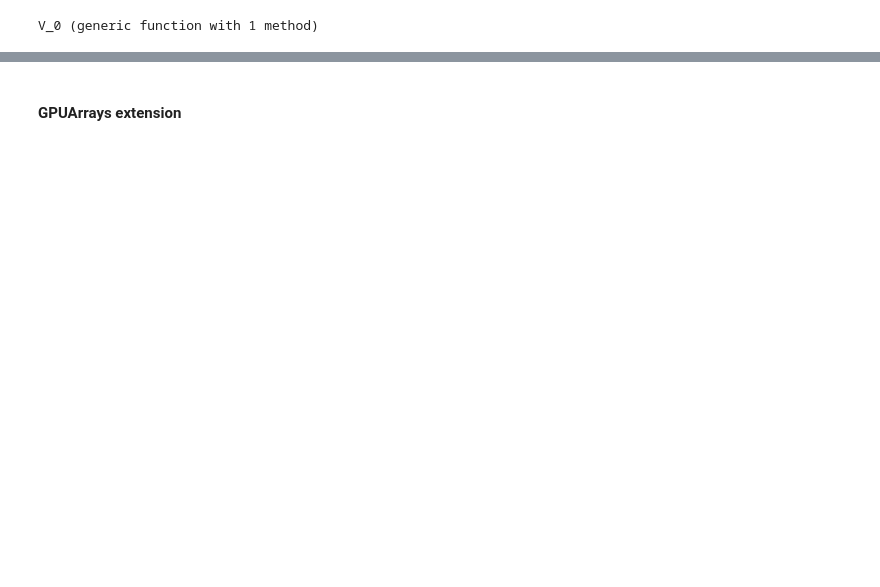
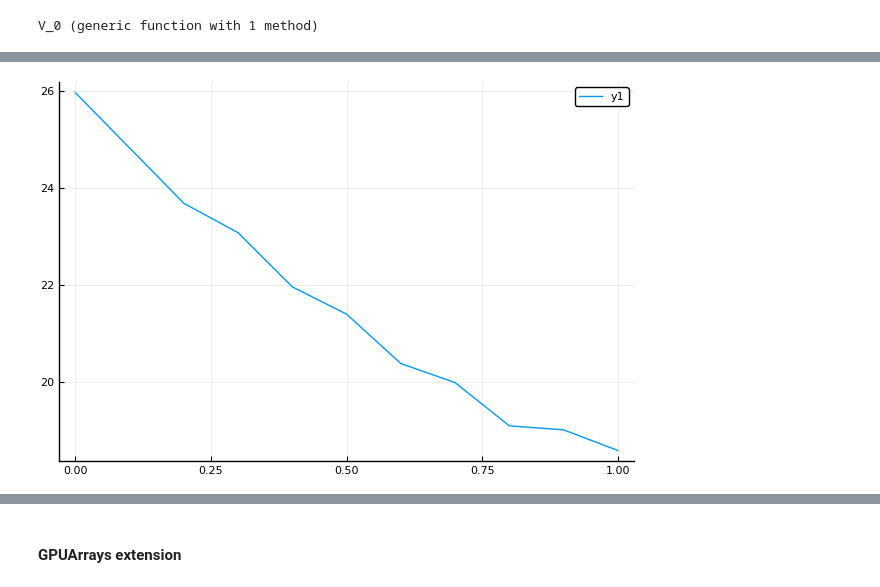
Before and after one commit to cdagnino/LearningModels, a Jupyter notebook: Notebooks/gpu_aguirregabiria.ipynb, the cells around one changed output, grey strips where cells are left out. Cells and saved outputs as stored; diff of their text form; code cells hidden in the pictures; blank space fills up the shorter version.

```diff
--- a/Notebooks/gpu_aguirregabiria.ipynb
+++ b/Notebooks/gpu_aguirregabiria.ipynb
@@ -173,0 +188,17 @@ Computed iterate 50 with error 0.0614
+# %%
+lambdas_selected = [[1.0, 0., 0.],
+                    [0.9, 0.1, 0.],
+                    [0.8, 0.2, 0.],
+                    [0.7, 0.1, 0.1],
+                    [0.6, 0.2, 0.2],
+                    [0.5, 0.1, 0.4],
+                    [0.4, 0.2, 0.4],
+                    [0.3, 0.1, 0.6],
+                    [0.2, 0.2, 0.6],
+                    [0.1, 0.1, 0.8],
+                    [0., 0.1, 0.9]]
+
+valuef_values = V.(lambdas_selected)
+plot(0:0.1:1, valuef_values)
+# %% [output]
+[figure, added]
```
Also changed, not shown: parts of 13 cells of this notebook, 1 other file.
